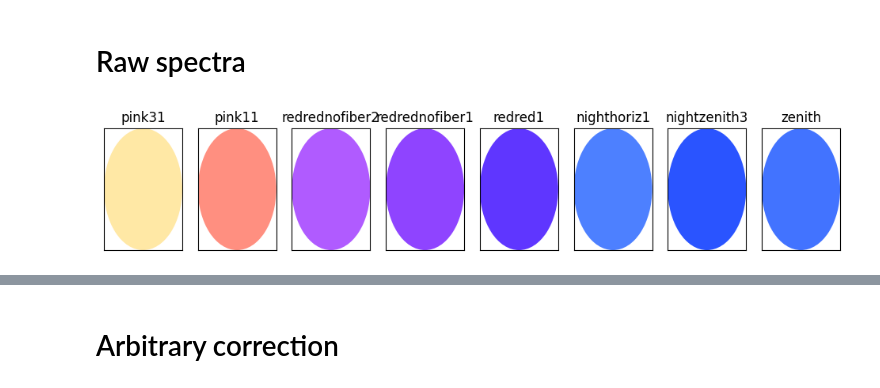
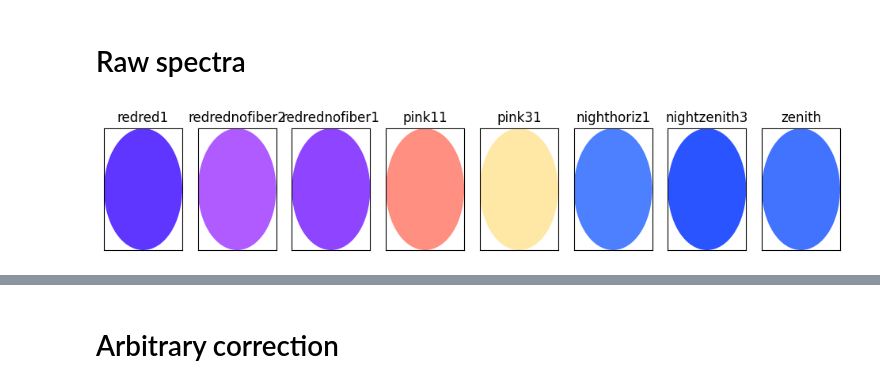
Before and after one commit to bcheung2001/sunlamp, a Jupyter notebook: spectral_correction.ipynb, the cells around one changed output, grey strips where cells are left out. Cells and saved outputs as stored; diff of their text form; code cells hidden in the pictures.

```diff
--- a/spectral_correction.ipynb
+++ b/spectral_correction.ipynb
@@ -37,34 +37,34 @@ def rebin_spectrum(axis, spec, bins, bkg=None):
 # %% [markdown]
 # Raw spectra
 # %%
-specs = ['pink31', "pink11",'redrednofiber2', 'redrednofiber1', "redred1", 'nighthoriz1','nightzenith3','zenith']
+specs = ["redred1", 'redrednofiber2', 'redrednofiber1', "pink11",  'pink31', 'nighthoriz1','nightzenith3','zenith']
 rgb_vals = [];
 
 fig,ax = plt.subplots(1,len(specs),figsize=(12,2))
 
 lam = np.arange(380.,781.,5)
 
 cs = cs_srgb
 
 for i in range(len(specs)):
     spec_name = './spectra/'+specs[i]+'.txt'
 
     axis, spec_norm = normalize_spectrum(spec_name)
 
     spec_mean = rebin_spectrum(axis,spec_norm,lam)
 
     html_rgb = cs.spec_to_rgb(spec_mean)
     rgb_vals.append(html_rgb)
 
     circle = Circle(xy=(0,0), radius=1, fc=html_rgb)
 
     ax[i].set_xlim(-1,1)
     ax[i].set_ylim(-1,1)
     ax[i].set_xticks([])
     ax[i].set_yticks([])
     ax[i].set_title(specs[i])
 
     ax[i].add_patch(circle)
 # %% [output]
-[figure, old version]
+[figure, new version]
 # %%
```
Also changed, not shown: parts of 4 cells of this notebook, 2 other files.
